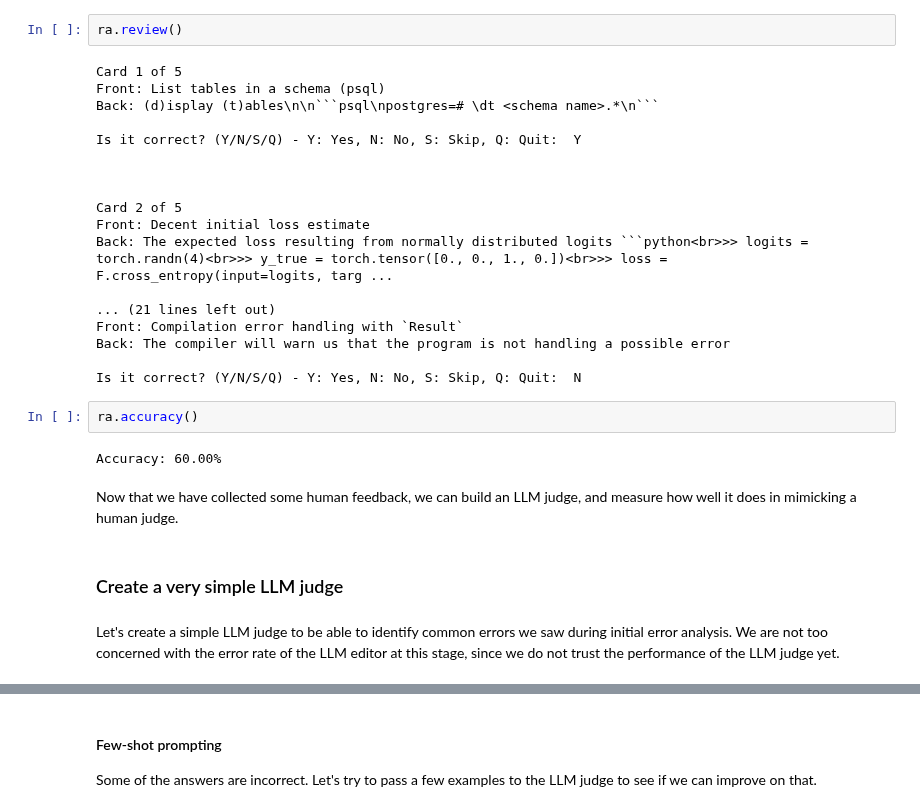
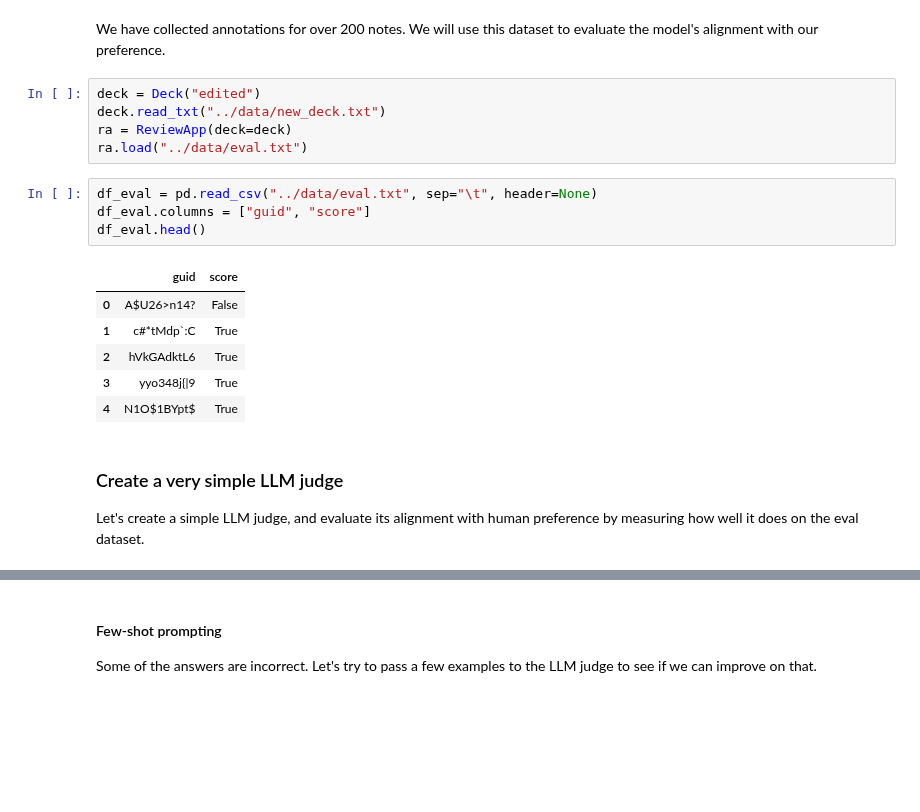
Before and after one commit to IamGianluca/anki-ai, a Jupyter notebook: nbs/llm_as_a_judge.ipynb, the cells around one changed output, grey strips where cells are left out. Drawn from its saved outputs; the diff is of its cells as text; blank space fills up the shorter version.

Commit message:
feat(evals): start investigating llm judge performance

````diff
--- a/nbs/llm_as_a_judge.ipynb
+++ b/nbs/llm_as_a_judge.ipynb
@@ -100,30 +31,22 @@ ra = ReviewApp(deck[:5])
-# %%
-ra.review()
-# %% [output]
-Card 1 of 5
-Front: List tables in a schema (psql)
-Back: (d)isplay (t)ables\n\n```psql\npostgres=# \dt <schema name>.*\n```
-
-Is it correct? (Y/N/S/Q) - Y: Yes, N: No, S: Skip, Q: Quit:  Y
-
-
-
-Card 2 of 5
-Front: Decent initial loss estimate
-Back: The expected loss resulting from normally distributed logits ```python<br>>> logits = torch.randn(4)<br>>> y_true = torch.tensor([0., 0., 1., 0.])<br>>> loss = F.cross_entropy(input=logits, targ ...
-
-... (21 lines left out)
-Front: Compilation error handling with `Result`
-Back: The compiler will warn us that the program is not handling a possible error
-
-Is it correct? (Y/N/S/Q) - Y: Yes, N: No, S: Skip, Q: Quit:  N
-# %%
-ra.accuracy()
-# %% [output]
-Accuracy: 60.00%
-# %% [markdown]
-Now that we have collected some human feedback, we can build an LLM judge, and measure how well it does in mimicking a human judge.
+# %% [markdown]
+We have collected annotations for over 200 notes. We will use this dataset to evaluate the model's alignment with our preference.
+# %%
+deck = Deck("edited")
+deck.read_txt("../data/new_deck.txt")
+ra = ReviewApp(deck=deck)
+ra.load("../data/eval.txt")
+# %%
+df_eval = pd.read_csv("../data/eval.txt", sep="\t", header=None)
+df_eval.columns = ["guid", "score"]
+df_eval.head()
+# %% [output]
+|  | guid | score |
+| 0 | A$U26>n14? | False |
+| 1 | c#*tMdp`:C | True |
+| 2 | hVkGAdktL6 | True |
+| 3 | yyo348j{|9 | True |
+| 4 | N1O$1BYpt$ | True |
 # %% [markdown]
 ### Create a very simple LLM judge
+
+Let's create a simple LLM judge, and evaluate its alignment with human preference by measuring how well it does on the eval dataset.
-# %% [markdown]
-Let's create a simple LLM judge to be able to identify common errors we saw during initial error analysis. We are not too concerned with the error rate of the LLM editor at this stage, since we do not trust the performance of the LLM judge yet.
````
Also changed, not shown: parts of 27 cells of this notebook, 1 other file.
